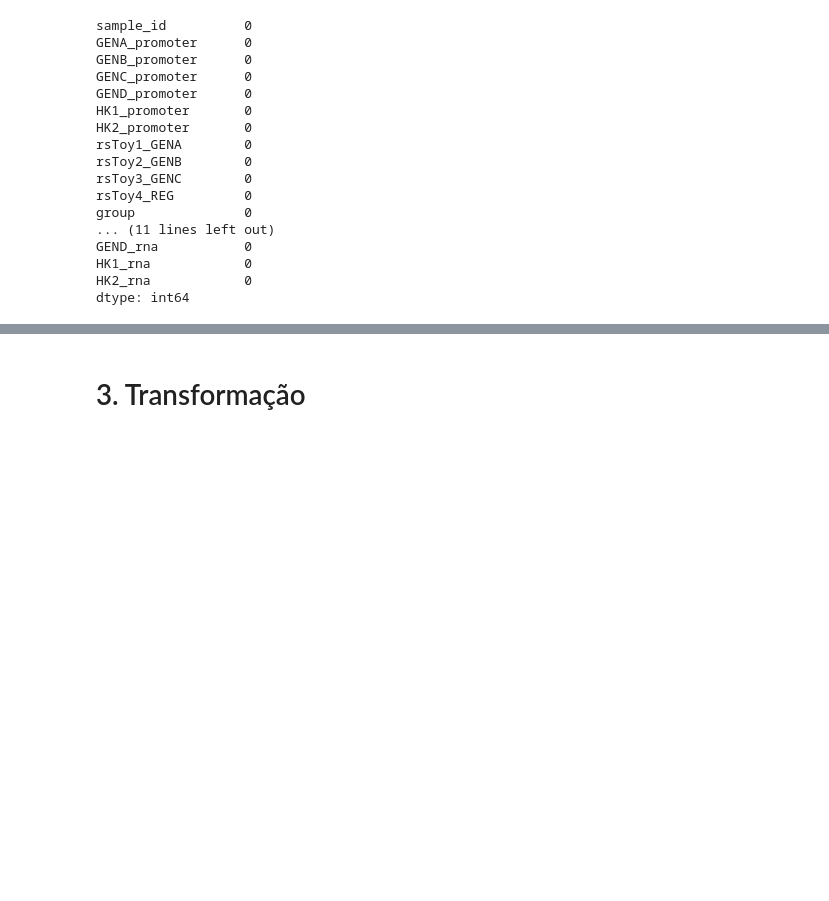
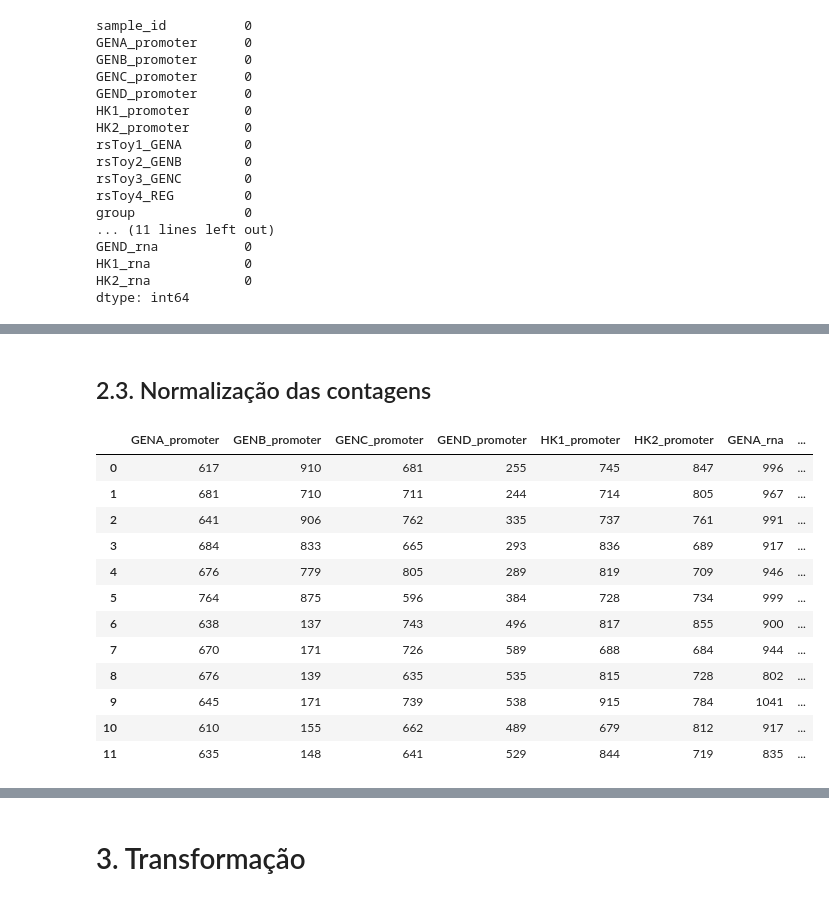
Before and after one commit to hellsdeur/multiomic, a Jupyter notebook: main.ipynb, the cells around one changed output, grey strips where cells are left out. Drawn from its saved outputs; the diff is of its cells as text; code cells hidden in the pictures; blank space fills up the shorter version.

```diff
--- a/main.ipynb
+++ b/main.ipynb
@@ -337,0 +395,19 @@ dtype: int64
+# %% [markdown]
+## 2.3. Normalização das contagens
+# %%
+df_countings = df[[col for col in df.columns if "rna" in col or "promoter" in col]]
+df_countings
+# %% [output]
+|  | GENA_promoter | GENB_promoter | GENC_promoter | GEND_promoter | HK1_promoter | HK2_promoter | GENA_rna | ... |
+| 0 | 617 | 910 | 681 | 255 | 745 | 847 | 996 | ... |
+| 1 | 681 | 710 | 711 | 244 | 714 | 805 | 967 | ... |
+| 2 | 641 | 906 | 762 | 335 | 737 | 761 | 991 | ... |
+| 3 | 684 | 833 | 665 | 293 | 836 | 689 | 917 | ... |
+| 4 | 676 | 779 | 805 | 289 | 819 | 709 | 946 | ... |
+| 5 | 764 | 875 | 596 | 384 | 728 | 734 | 999 | ... |
+| 6 | 638 | 137 | 743 | 496 | 817 | 855 | 900 | ... |
+| 7 | 670 | 171 | 726 | 589 | 688 | 684 | 944 | ... |
+| 8 | 676 | 139 | 635 | 535 | 815 | 728 | 802 | ... |
+| 9 | 645 | 171 | 739 | 538 | 915 | 784 | 1041 | ... |
+| 10 | 610 | 155 | 662 | 489 | 679 | 812 | 917 | ... |
+| 11 | 635 | 148 | 641 | 529 | 844 | 719 | 835 | ... |
```
Also changed, not shown: parts of 11 cells of this notebook.
